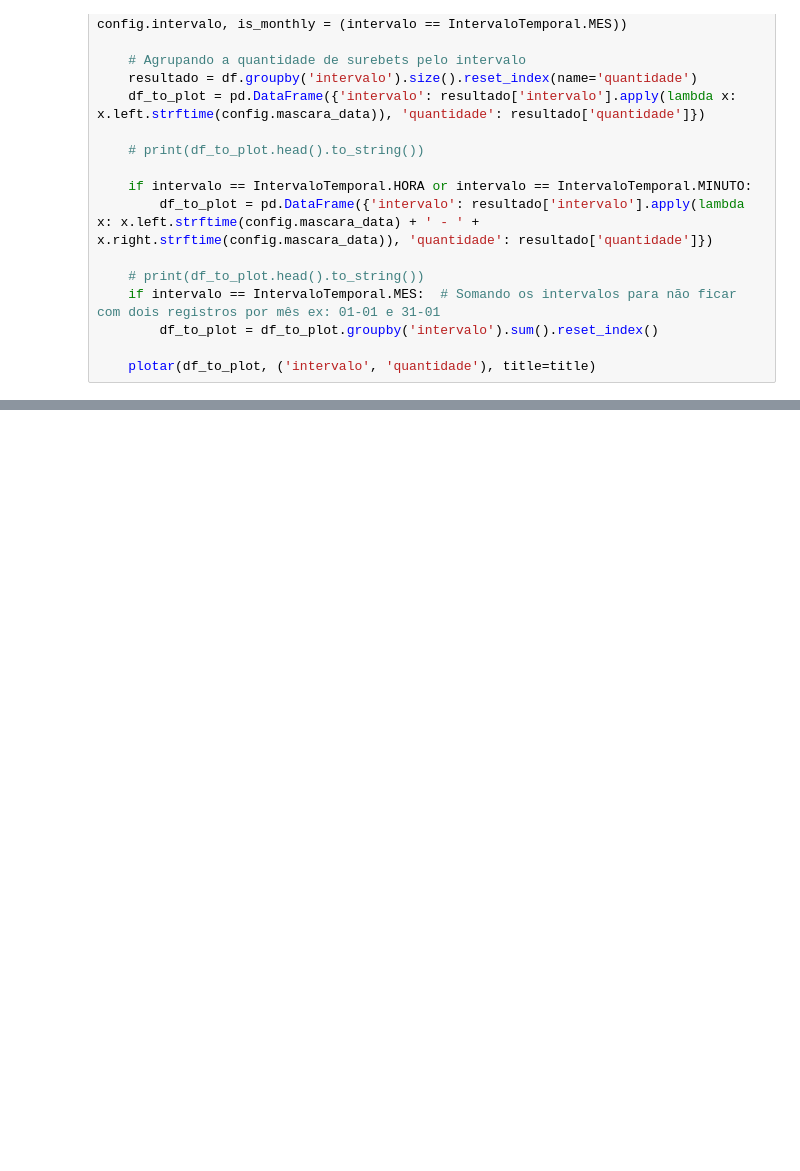
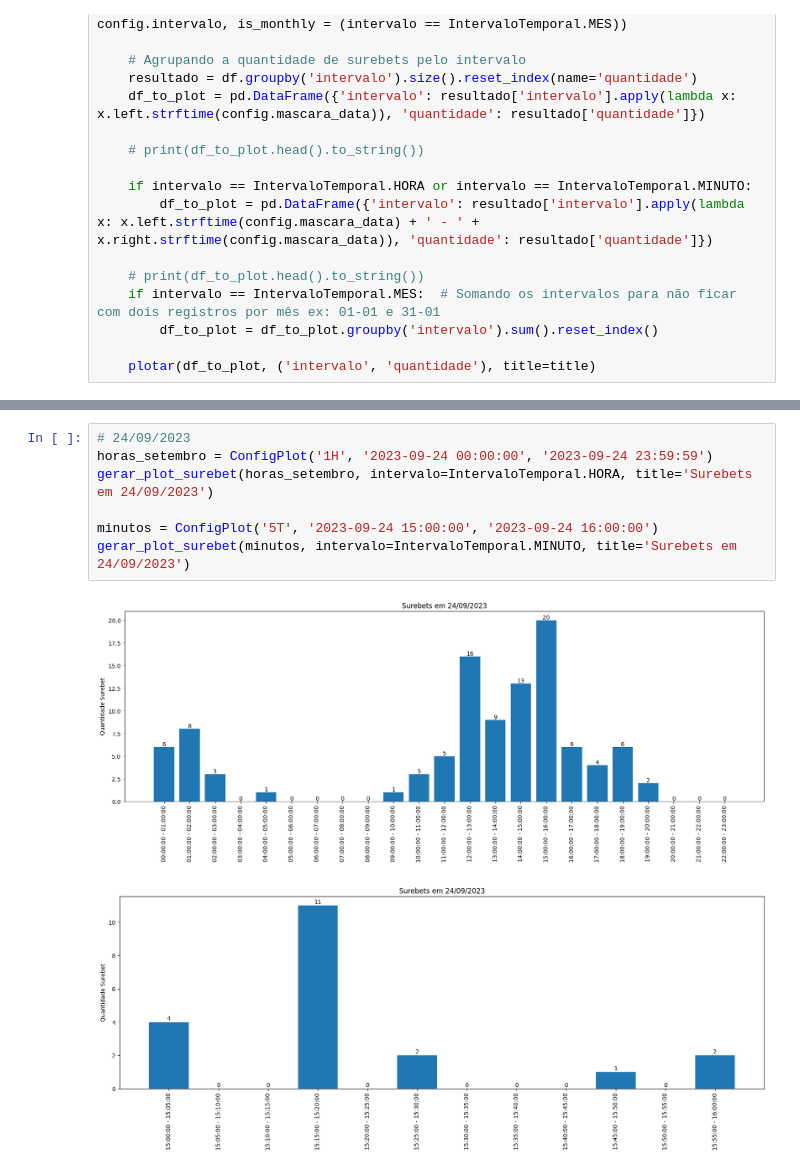
Before and after one commit to JoaoGeraldo15/arbitrage-betting-knapsack-problem, a Jupyter notebook: surebet.ipynb, the cells around one changed output, grey strips where cells are left out. Cells and saved outputs as stored; diff of their text form; blank space fills up the shorter version.

```diff
--- a/surebet.ipynb
+++ b/surebet.ipynb
@@ -177,0 +192,10 @@ gerar_plot_surebet(horas, False)
+# %%
+# 24/09/2023
+horas_setembro = ConfigPlot('1H', '2023-09-24 00:00:00', '2023-09-24 23:59:59')
+gerar_plot_surebet(horas_setembro, intervalo=IntervaloTemporal.HORA, title='Surebets em 24/09/2023')
+
+minutos = ConfigPlot('5T', '2023-09-24 15:00:00', '2023-09-24 16:00:00')
+gerar_plot_surebet(minutos, intervalo=IntervaloTemporal.MINUTO, title='Surebets em 24/09/2023')
+# %% [output]
+[figure, added]
+[figure, added]
```
Also changed, not shown: parts of 11 cells of this notebook, 1 other file.
